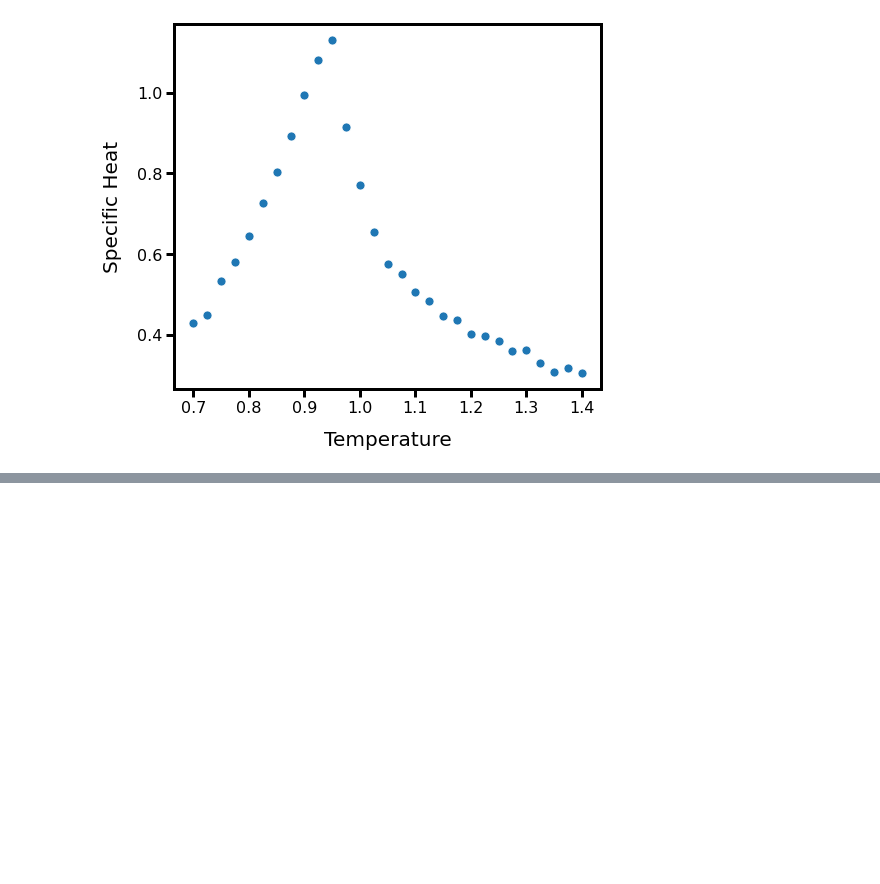
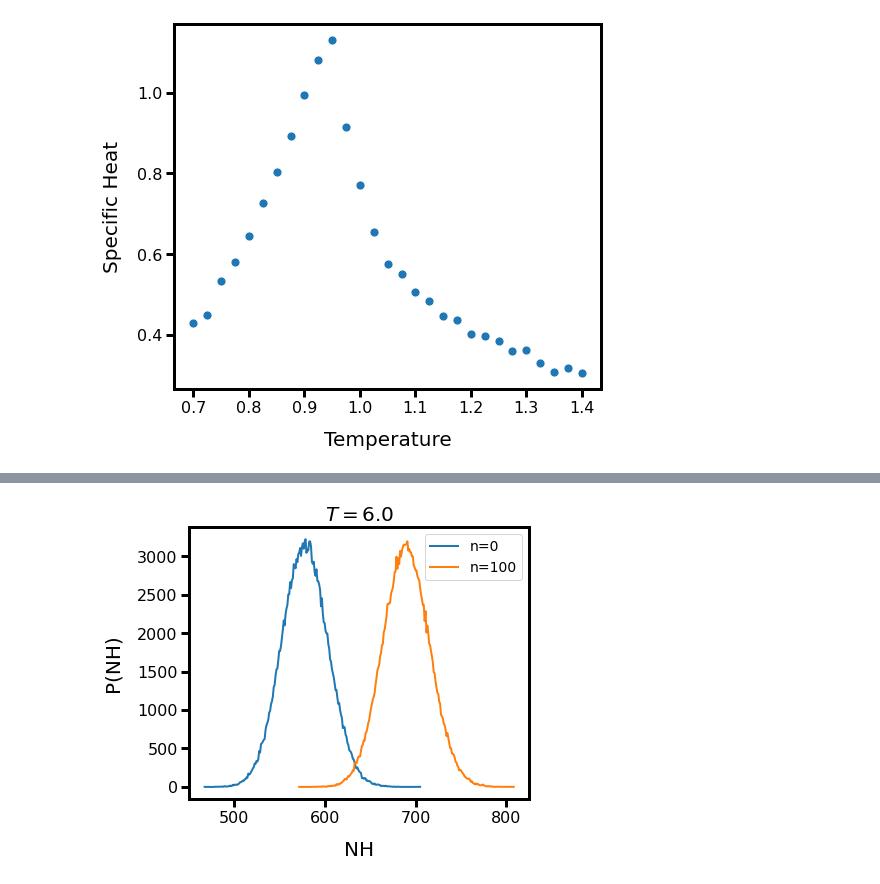
Before and after one commit to RGivisiez/Heisenberg-SSE, a Jupyter notebook: ALPS and Fortran plots.ipynb, the cells around one changed output, grey strips where cells are left out. Cells and saved outputs as stored; diff of their text form; code cells hidden in the pictures; blank space fills up the shorter version.

```diff
--- a/ALPS and Fortran plots.ipynb
+++ b/ALPS and Fortran plots.ipynb
@@ -127,0 +154,13 @@ plt.show()
+# %%
+df1 = pd.read_csv('dist_n_T=6.0000/dist_n_16x16x16_T=6.0000Nn=0.dat', skiprows=0, sep='\s+', header=None)
+df2 = pd.read_csv('dist_n_T=6.0000/dist_n_16x16x16_T=6.0000Nn=100.dat', skiprows=0, sep='\s+', header=None)
+# %%
+sns.lineplot(data=df1, x=df1[0], y=df1[1], label='n=0')
+sns.lineplot(data=df2, x=df2[0], y=df2[1], label='n=100')
+plt.title(r'$T = 6.0$')
+plt.ylabel('P(NH)')
+plt.xlabel('NH')
+if (save_fig): plt.savefig('dist_NH_T=6.0.png')
+plt.show()
+# %% [output]
+[figure, added]
```
Also changed, not shown: parts of 4 cells of this notebook.
